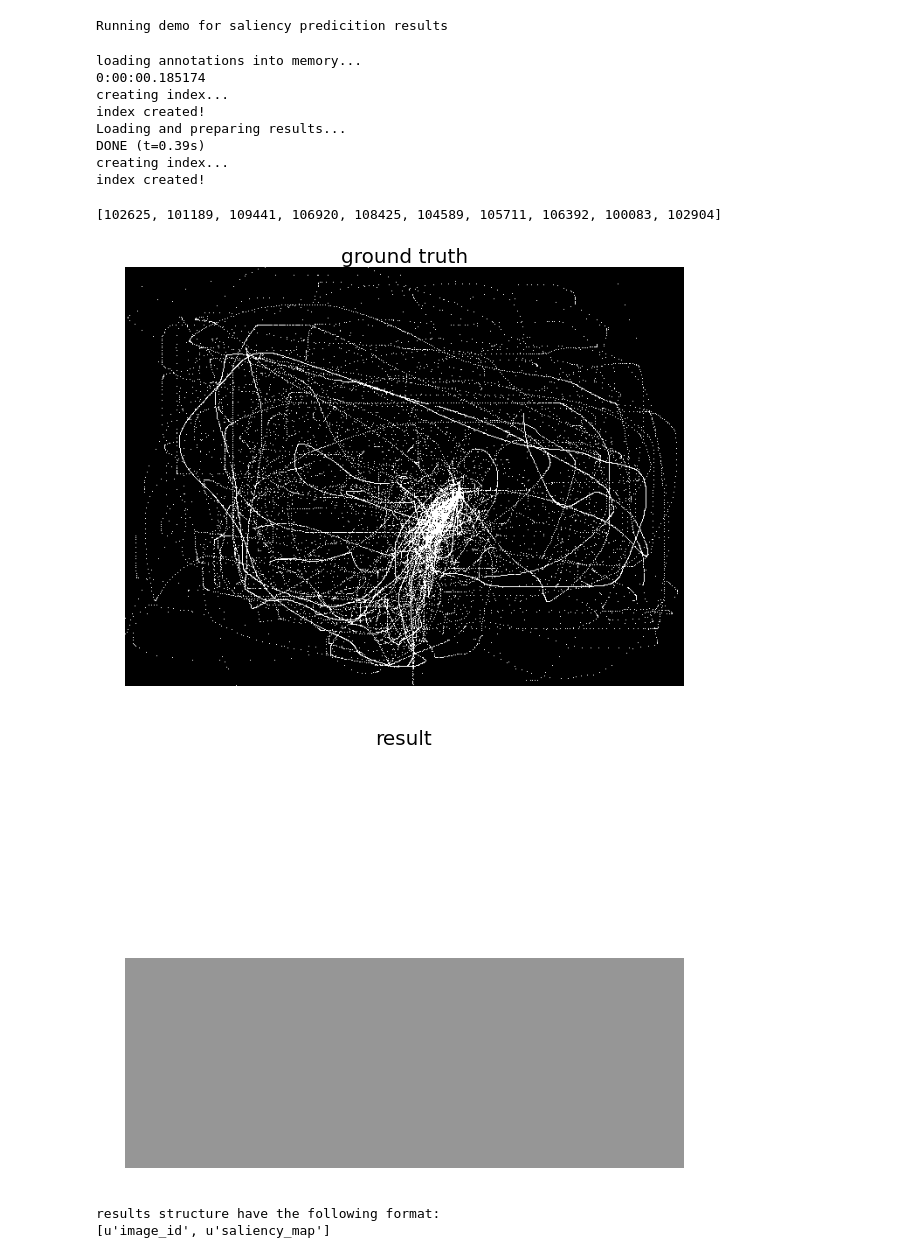
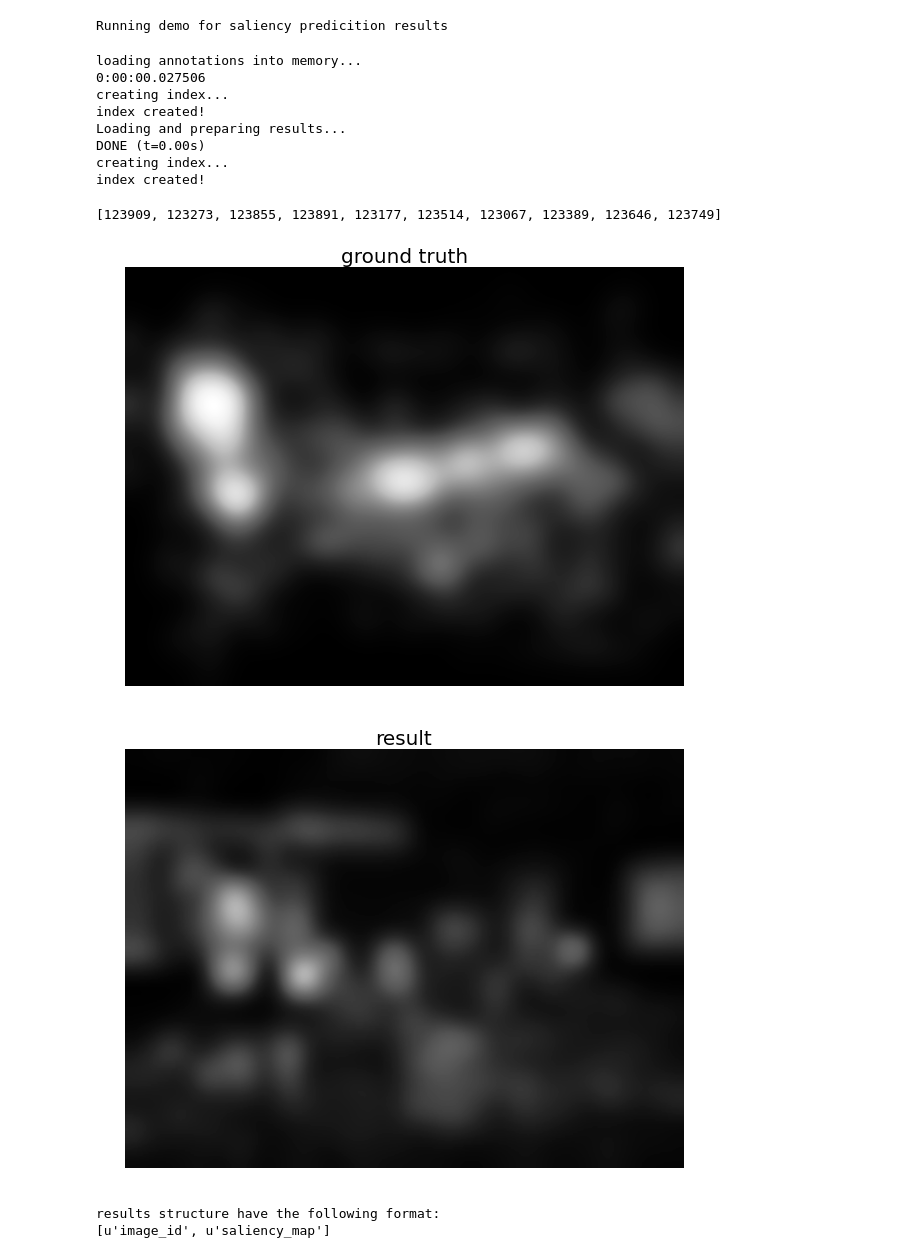
Before and after one commit to NUS-VIP/salicon-api, a Jupyter notebook: PythonAPI/saliconResDemo.ipynb, the cells around one changed output. Saved outputs shown, nothing was run; the diff lists cells and outputs as text; code cells hidden in the pictures.

Commit message:
fixed some small bugs according to new format y,x in fixations

```diff
--- a/PythonAPI/saliconResDemo.ipynb
+++ b/PythonAPI/saliconResDemo.ipynb
@@ -17,8 +17,8 @@ print 'Running demo for saliency predicition results'
 # set appropriate files for given type of results
 dataDir='..'
 
-annFile='%s/annotations/fixations_val2014_examples.json'%(dataDir)
-resFile='%s/results/salmaps_val2014_fake_results.json'%(dataDir)
+annFile='%s/annotations/fixations_train2015r1_examples.json'%(dataDir)
+resFile='%s/results/salmaps_train2015r1_bms_results_examples.json'%(dataDir)
 # %% [output]
 Running demo for saliency predicition results
 # %%
@@ -27,43 +27,43 @@ salicon = SALICON(annFile)
 saliconRes = salicon.loadRes(resFile)
 # %% [output]
 loading annotations into memory...
-0:00:00.185174
+0:00:00.027506
 creating index...
 index created!
 Loading and preparing results...
-DONE (t=0.39s)
+DONE (t=0.00s)
 creating index...
 index created!
 # %%
 # visialuze ground truth and results side by side
 imgIds = list(set([ann['image_id'] for ann in saliconRes.loadAnns(saliconRes.getAnnIds())]))
 print imgIds
 nImgs = len(imgIds)
 imgId = imgIds[np.random.randint(nImgs)]
 img = salicon.loadImgs(imgId)[0]
-I = io.imread('%s/images/examples/%s'%(dataDir,img['file_name']))
+I = io.imread('%s/images/train2015r1-examples/%s'%(dataDir,img['file_name']))
 
 # show ground truth labels
 annIds = salicon.getAnnIds(imgIds=imgId)
 anns = salicon.loadAnns(annIds)
 plt.imshow(I)
 salicon.showAnns(anns)
 plt.title('ground truth', fontsize=20)
 plt.axis('off')
 plt.show()
 
 # show result labels
 annIds = saliconRes.getAnnIds(imgIds=imgId)
 anns = saliconRes.loadAnns(annIds)
 plt.imshow(I)
 saliconRes.showAnns(anns)
 plt.title('result', fontsize=20)
 plt.axis('off')
 plt.show()
 # %% [output]
-[102625, 101189, 109441, 106920, 108425, 104589, 105711, 106392, 100083, 102904]
+[123909, 123273, 123855, 123891, 123177, 123514, 123067, 123389, 123646, 123749]
-[figure, old version]
+[figure, new version]
-[figure, old version]
+[figure, new version]
 # %%
 # load raw JSON and show exact format for results
 res = json.load(open(resFile))
```
Also changed, not shown: 2 other files.
